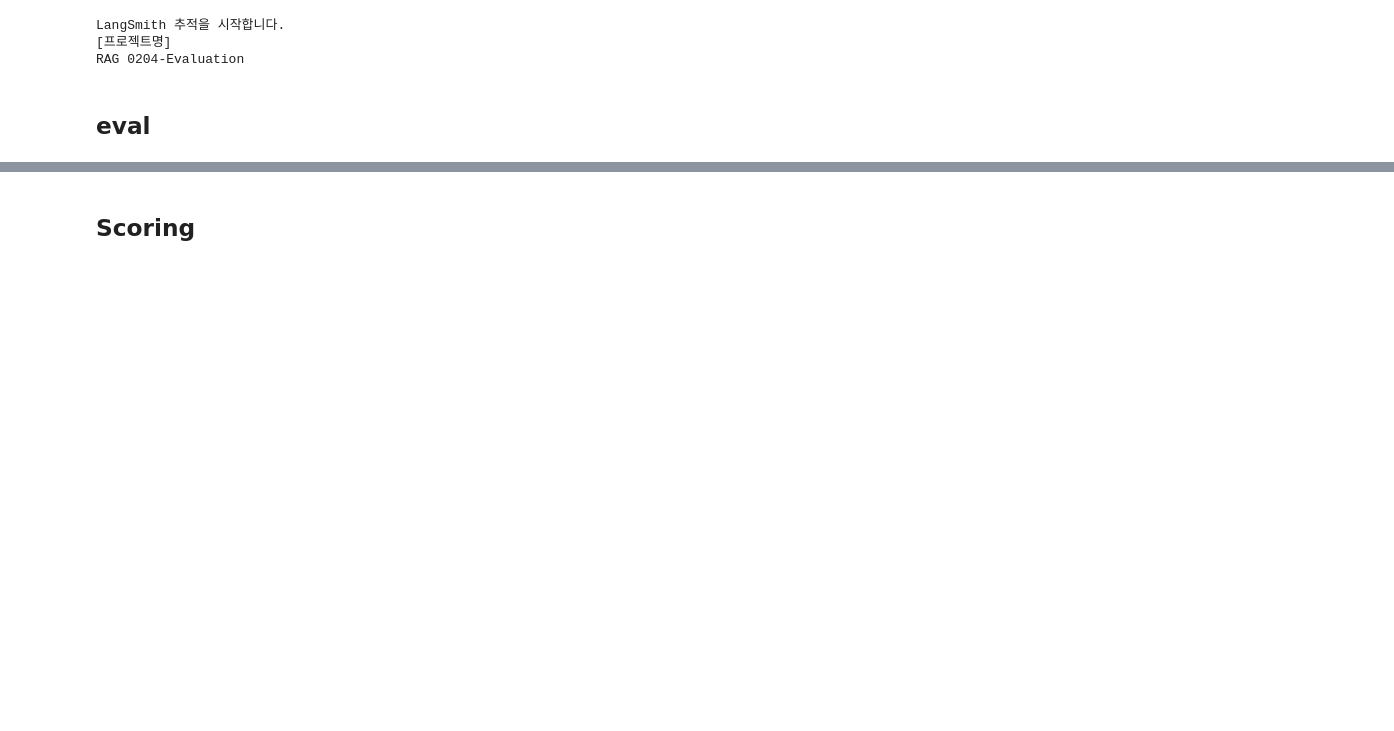
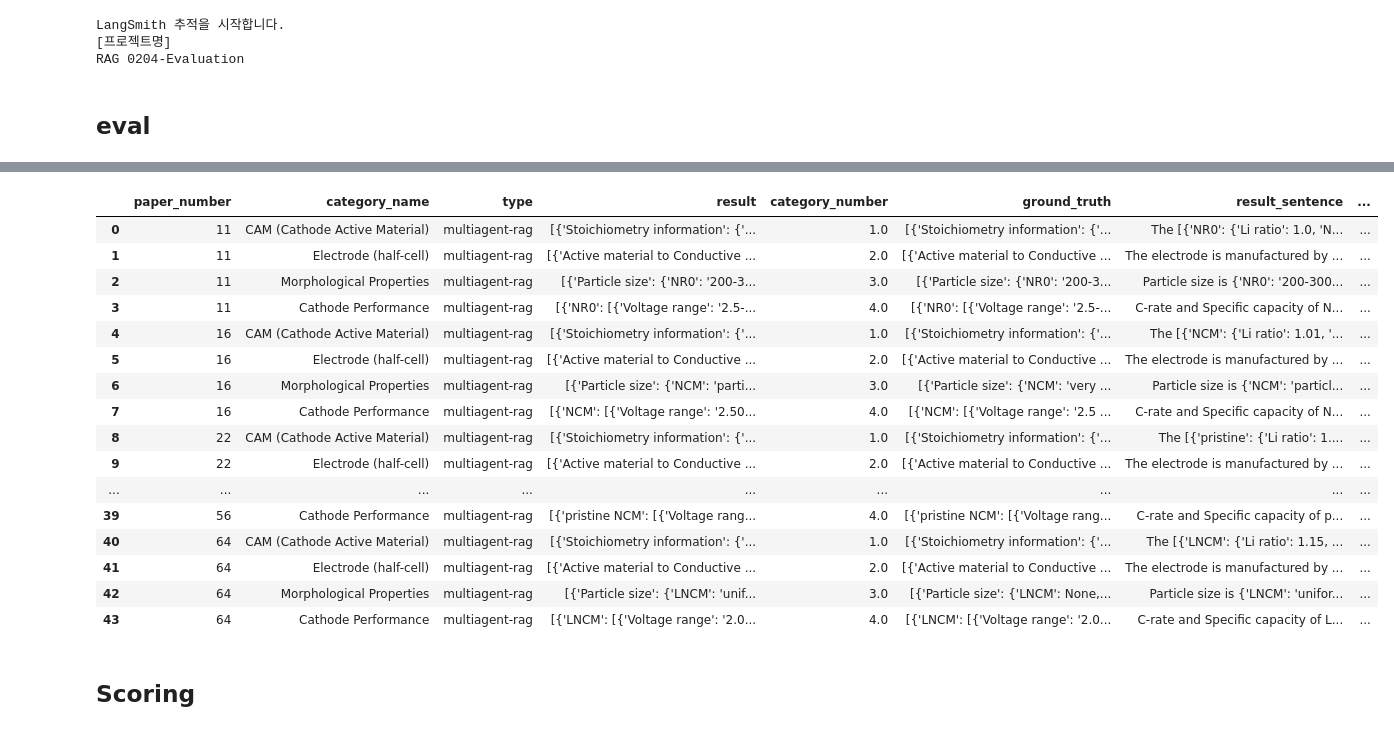
Before and after one commit to AIFFEL-VOLTAI/VOLTAI, a Jupyter notebook: eval.ipynb, the cells around one changed output, grey strips where cells are left out. Saved outputs shown, nothing was run; the diff lists cells and outputs as text; code cells hidden in the pictures; blank space fills up the shorter version.

```diff
--- a/eval.ipynb
+++ b/eval.ipynb
@@ -239,16 +227,16 @@ df
 # %%
-df.to_csv("eval.csv", index=False)
+df.to_csv("eval_multiagent.csv", index=False)
 
-df = pd.read_csv("eval.csv")
+df = pd.read_csv("eval_multiagent.csv")
 # %%
 def eval_sentence_generator(category_number, result_dict):
     if category_number == 1:
         values = list(result_dict.values())
-        return f"The {values} is {values[1]} commercially obtained, and synthesized with {values[2]}, and {values[3]}, and, {values[4]} for {values[5]} at {values[6]}, with {values[7]} doping and {values[8]} coating and {values[9]} treatment."
+        return f"The {values} is {values[1]} commercially obtained, and synthesized with {values[2]}, and {values[3]}, and, {values[4]} for {values[5]} at {values[6]}, with {values[7]} doping and {values[8]} coating "
 
     elif category_number == 2:
         values = list(result_dict.values())
-        return f"The electrode is manufactured by {values[0]} with {values[1]} and {values[2]} is {values[3]} for {values[4]}."
+        return f"The electrode is manufactured by {values[0]} with {values[1]} and {values[2]} is {values[3]}"
 
     elif category_number == 3:
         values = list(result_dict.values())
@@ -277,4 +265,24 @@ for _, row in df.iterrows():
 # 새로운 열 추가
 df['result_sentence'] = result_sentences
 df['ground_truth_sentence'] = ground_truth_sentences
+# %%
+df
+# %% [output]
+|  | paper_number | category_name | type | result | category_number | ground_truth | result_sentence | ... |
+| 0 | 11 | CAM (Cathode Active Material) | multiagent-rag | [{'Stoichiometry information': {'... | 1.0 | [{'Stoichiometry information': {'... | The [{'NR0': {'Li ratio': 1.0, 'N... | ... |
+| 1 | 11 | Electrode (half-cell) | multiagent-rag | [{'Active material to Conductive ... | 2.0 | [{'Active material to Conductive ... | The electrode is manufactured by ... | ... |
+| 2 | 11 | Morphological Properties | multiagent-rag | [{'Particle size': {'NR0': '200-3... | 3.0 | [{'Particle size': {'NR0': '200-3... | Particle size is {'NR0': '200-300... | ... |
+| 3 | 11 | Cathode Performance | multiagent-rag | [{'NR0': [{'Voltage range': '2.5-... | 4.0 | [{'NR0': [{'Voltage range': '2.5-... | C-rate and Specific capacity of N... | ... |
+| 4 | 16 | CAM (Cathode Active Material) | multiagent-rag | [{'Stoichiometry information': {'... | 1.0 | [{'Stoichiometry information': {'... | The [{'NCM': {'Li ratio': 1.01, '... | ... |
+| 5 | 16 | Electrode (half-cell) | multiagent-rag | [{'Active material to Conductive ... | 2.0 | [{'Active material to Conductive ... | The electrode is manufactured by ... | ... |
+| 6 | 16 | Morphological Properties | multiagent-rag | [{'Particle size': {'NCM': 'parti... | 3.0 | [{'Particle size': {'NCM': 'very ... | Particle size is {'NCM': 'particl... | ... |
+| 7 | 16 | Cathode Performance | multiagent-rag | [{'NCM': [{'Voltage range': '2.50... | 4.0 | [{'NCM': [{'Voltage range': '2.5 ... | C-rate and Specific capacity of N... | ... |
+| 8 | 22 | CAM (Cathode Active Material) | multiagent-rag | [{'Stoichiometry information': {'... | 1.0 | [{'Stoichiometry information': {'... | The [{'pristine': {'Li ratio': 1.... | ... |
+| 9 | 22 | Electrode (half-cell) | multiagent-rag | [{'Active material to Conductive ... | 2.0 | [{'Active material to Conductive ... | The electrode is manufactured by ... | ... |
+| ... | ... | ... | ... | ... | ... | ... | ... | ... |
+| 39 | 56 | Cathode Performance | multiagent-rag | [{'pristine NCM': [{'Voltage rang... | 4.0 | [{'pristine NCM': [{'Voltage rang... | C-rate and Specific capacity of p... | ... |
+| 40 | 64 | CAM (Cathode Active Material) | multiagent-rag | [{'Stoichiometry information': {'... | 1.0 | [{'Stoichiometry information': {'... | The [{'LNCM': {'Li ratio': 1.15, ... | ... |
+| 41 | 64 | Electrode (half-cell) | multiagent-rag | [{'Active material to Conductive ... | 2.0 | [{'Active material to Conductive ... | The electrode is manufactured by ... | ... |
+| 42 | 64 | Morphological Properties | multiagent-rag | [{'Particle size': {'LNCM': 'unif... | 3.0 | [{'Particle size': {'LNCM': None,... | Particle size is {'LNCM': 'unifor... | ... |
+| 43 | 64 | Cathode Performance | multiagent-rag | [{'LNCM': [{'Voltage range': '2.0... | 4.0 | [{'LNCM': [{'Voltage range': '2.0... | C-rate and Specific capacity of L... | ... |
 # %%
```
Also changed, not shown: parts of 10 cells of this notebook.
